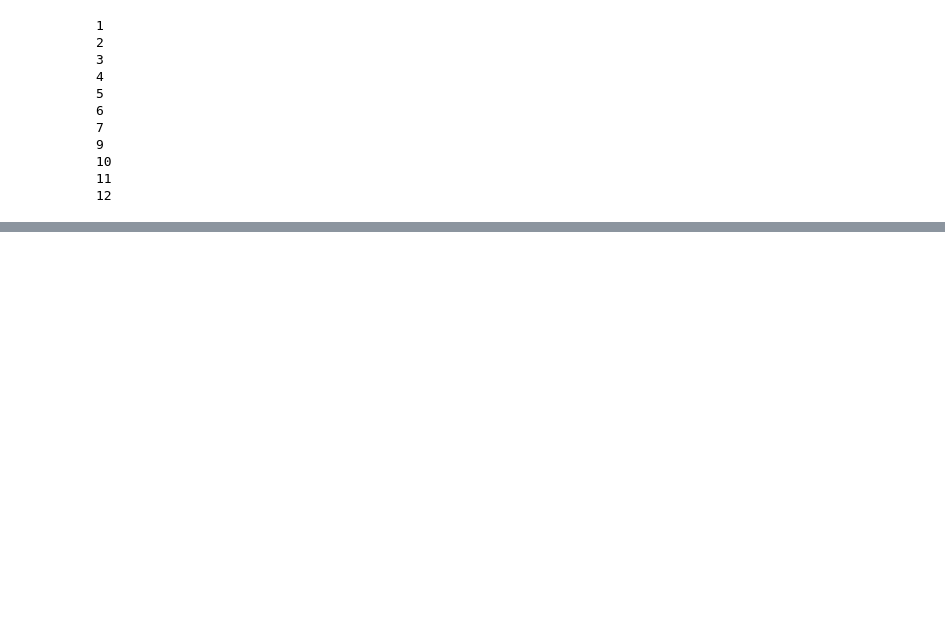
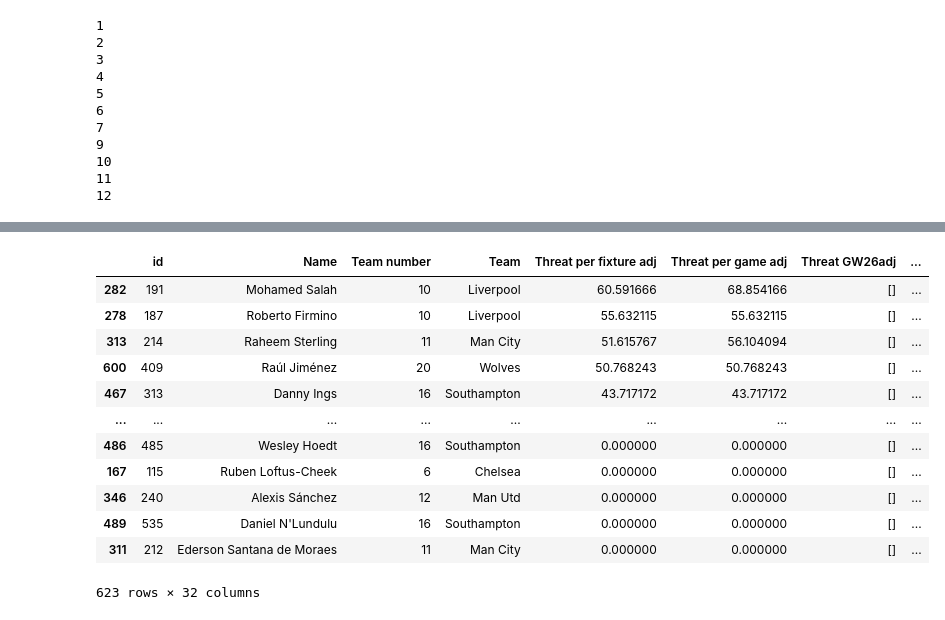
Before and after one commit to sminata/tikeve.github.io, a Jupyter notebook: outputFPL1.ipynb, the cells around one changed output, grey strips where cells are left out. Drawn from its saved outputs; the diff is of its cells as text; code cells hidden in the pictures; blank space fills up the shorter version.

```diff
--- a/outputFPL1.ipynb
+++ b/outputFPL1.ipynb
@@ -982,0 +980,16 @@ TeamThreatAd
+# %%
+Test.sort_values('Threat per fixture adj', ascending = False)
+# %% [output]
+|  | id | Name | Team number | Team | Threat per fixture adj | Threat per game adj | Threat GW26adj | ... |
+| 282 | 191 | Mohamed Salah | 10 | Liverpool | 60.591666 | 68.854166 | [] | ... |
+| 278 | 187 | Roberto Firmino | 10 | Liverpool | 55.632115 | 55.632115 | [] | ... |
+| 313 | 214 | Raheem Sterling | 11 | Man City | 51.615767 | 56.104094 | [] | ... |
+| 600 | 409 | Raúl Jiménez | 20 | Wolves | 50.768243 | 50.768243 | [] | ... |
+| 467 | 313 | Danny Ings | 16 | Southampton | 43.717172 | 43.717172 | [] | ... |
+| ... | ... | ... | ... | ... | ... | ... | ... | ... |
+| 486 | 485 | Wesley Hoedt | 16 | Southampton | 0.000000 | 0.000000 | [] | ... |
+| 167 | 115 | Ruben Loftus-Cheek | 6 | Chelsea | 0.000000 | 0.000000 | [] | ... |
+| 346 | 240 | Alexis Sánchez | 12 | Man Utd | 0.000000 | 0.000000 | [] | ... |
+| 489 | 535 | Daniel N'Lundulu | 16 | Southampton | 0.000000 | 0.000000 | [] | ... |
+| 311 | 212 | Ederson Santana de Moraes | 11 | Man City | 0.000000 | 0.000000 | [] | ... |
+623 rows × 32 columns
```
Also changed, not shown: parts of 4 cells of this notebook, 2 other files.
